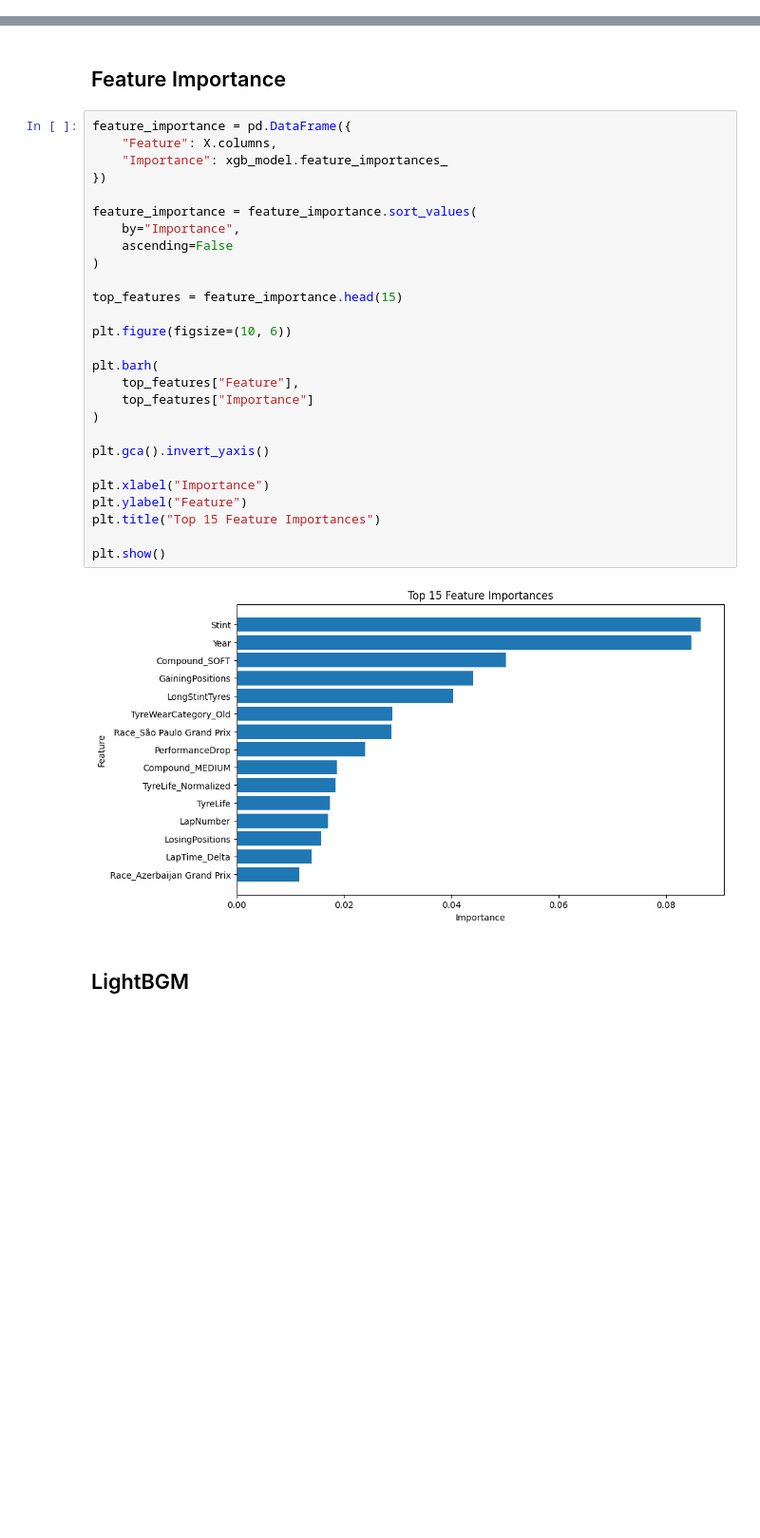
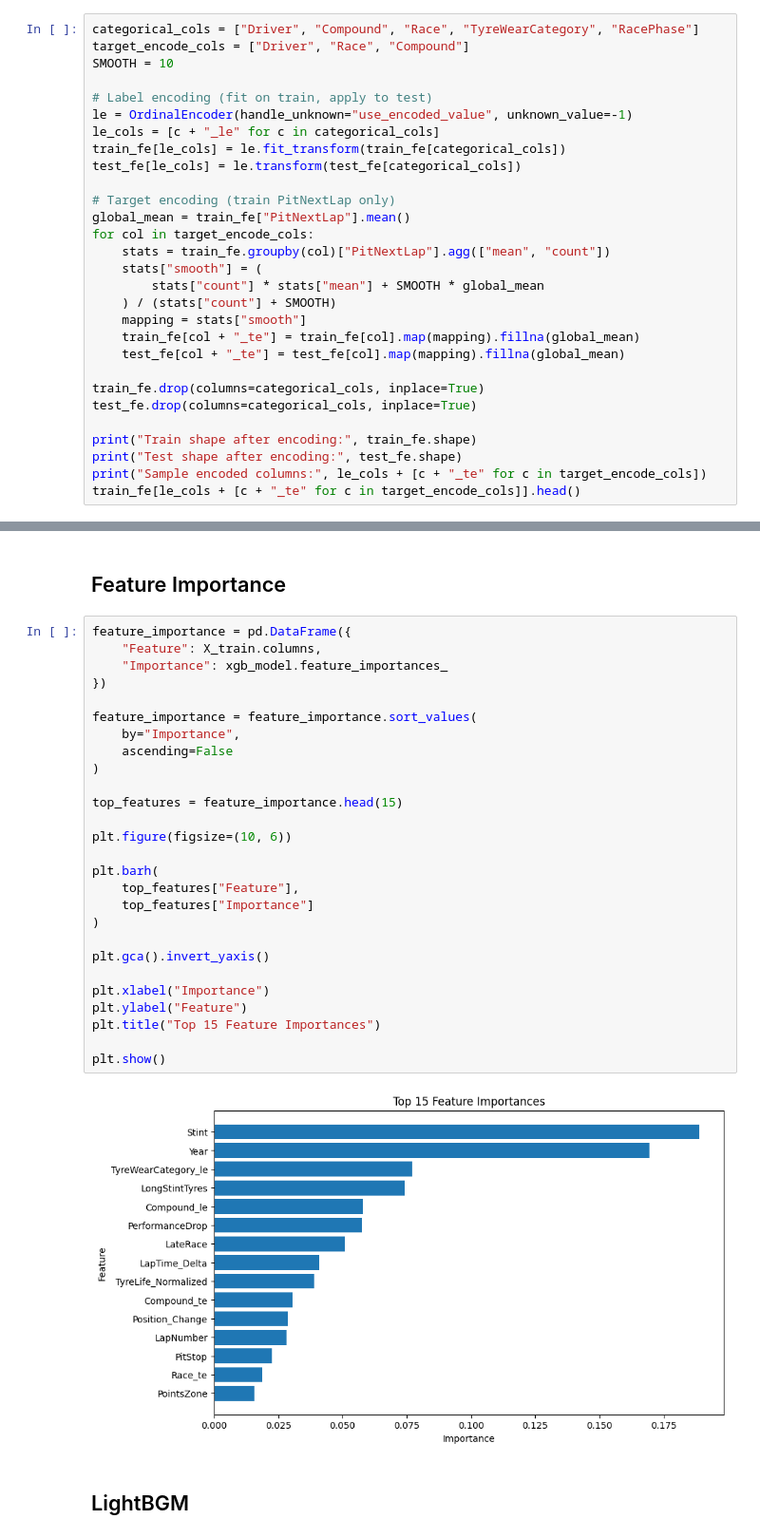
Before and after one commit to ethan-yong/F1-pitstop-prediction, a Jupyter notebook: analysis.ipynb, the cells around one changed output, grey strips where cells are left out. Shown at 95% size. Saved outputs shown, nothing was run; the diff lists cells and outputs as text; blank space fills up the shorter version.

```diff
--- a/analysis.ipynb
+++ b/analysis.ipynb
@@ -387,0 +385,29 @@ Test Shape: (188165, 947)
+# %%
+categorical_cols = ["Driver", "Compound", "Race", "TyreWearCategory", "RacePhase"]
+target_encode_cols = ["Driver", "Race", "Compound"]
+SMOOTH = 10
+
+# Label encoding (fit on train, apply to test)
+le = OrdinalEncoder(handle_unknown="use_encoded_value", unknown_value=-1)
+le_cols = [c + "_le" for c in categorical_cols]
+train_fe[le_cols] = le.fit_transform(train_fe[categorical_cols])
+test_fe[le_cols] = le.transform(test_fe[categorical_cols])
+
+# Target encoding (train PitNextLap only)
+global_mean = train_fe["PitNextLap"].mean()
+for col in target_encode_cols:
+    stats = train_fe.groupby(col)["PitNextLap"].agg(["mean", "count"])
+    stats["smooth"] = (
+        stats["count"] * stats["mean"] + SMOOTH * global_mean
+    ) / (stats["count"] + SMOOTH)
+    mapping = stats["smooth"]
+    train_fe[col + "_te"] = train_fe[col].map(mapping).fillna(global_mean)
+    test_fe[col + "_te"] = test_fe[col].map(mapping).fillna(global_mean)
+
+train_fe.drop(columns=categorical_cols, inplace=True)
+test_fe.drop(columns=categorical_cols, inplace=True)
+
+print("Train shape after encoding:", train_fe.shape)
+print("Test shape after encoding:", test_fe.shape)
+print("Sample encoded columns:", le_cols + [c + "_te" for c in target_encode_cols])
+train_fe[le_cols + [c + "_te" for c in target_encode_cols]].head()
@@ -498,33 +907,33 @@ ROC-AUC Score: 0.944034589992693
 ## Feature Importance
 # %%
 feature_importance = pd.DataFrame({
-    "Feature": X.columns,
+    "Feature": X_train.columns,
     "Importance": xgb_model.feature_importances_
 })
 
 feature_importance = feature_importance.sort_values(
     by="Importance",
     ascending=False
 )
 
 top_features = feature_importance.head(15)
 
 plt.figure(figsize=(10, 6))
 
 plt.barh(
     top_features["Feature"],
     top_features["Importance"]
 )
 
 plt.gca().invert_yaxis()
 
 plt.xlabel("Importance")
 plt.ylabel("Feature")
 plt.title("Top 15 Feature Importances")
 
 plt.show()
 # %% [output]
-[figure, old version]
+[figure, new version]
 # %% [markdown]
 ## LightBGM
 # %%
```
Also changed, not shown: parts of 18 cells of this notebook, 13 other files.
